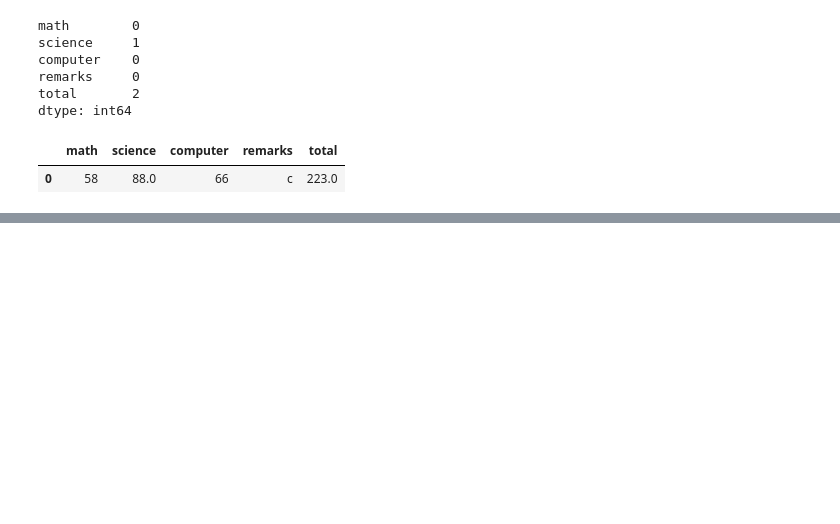
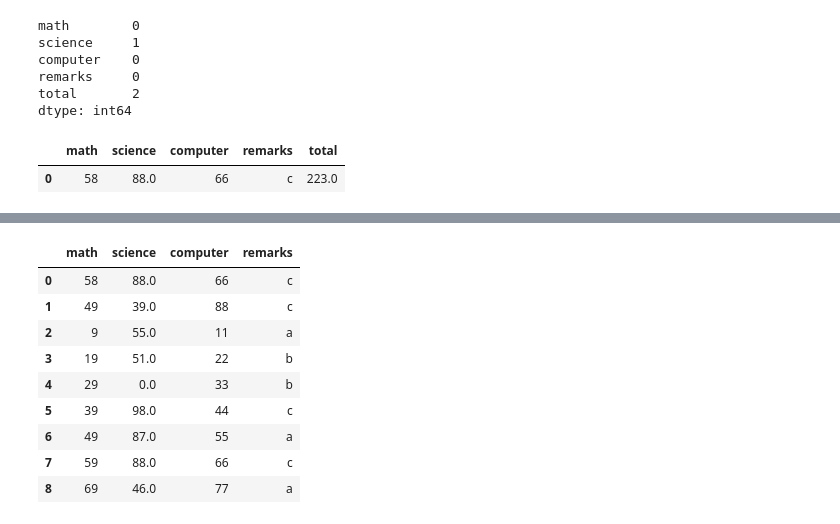
Before and after one commit to janak37/demo, a Jupyter notebook: 17.pandas.ipynb, the cells around one changed output, grey strips where cells are left out. Cells and saved outputs as stored; diff of their text form; code cells hidden in the pictures; blank space fills up the shorter version.

```diff
--- a/17.pandas.ipynb
+++ b/17.pandas.ipynb
@@ -460,0 +524,15 @@ df3
+# %%
+df3.drop(labels=['total'], axis=1, inplace=True)# row->axis=0,column->axis=1
+# %%
+df3
+# %% [output]
+|  | math | science | computer | remarks |
+| 0 | 58 | 88.0 | 66 | c |
+| 1 | 49 | 39.0 | 88 | c |
+| 2 | 9 | 55.0 | 11 | a |
+| 3 | 19 | 51.0 | 22 | b |
+| 4 | 29 | 0.0 | 33 | b |
+| 5 | 39 | 98.0 | 44 | c |
+| 6 | 49 | 87.0 | 55 | a |
+| 7 | 59 | 88.0 | 66 | c |
+| 8 | 69 | 46.0 | 77 | a |
```
Also changed, not shown: parts of 16 cells of this notebook.
